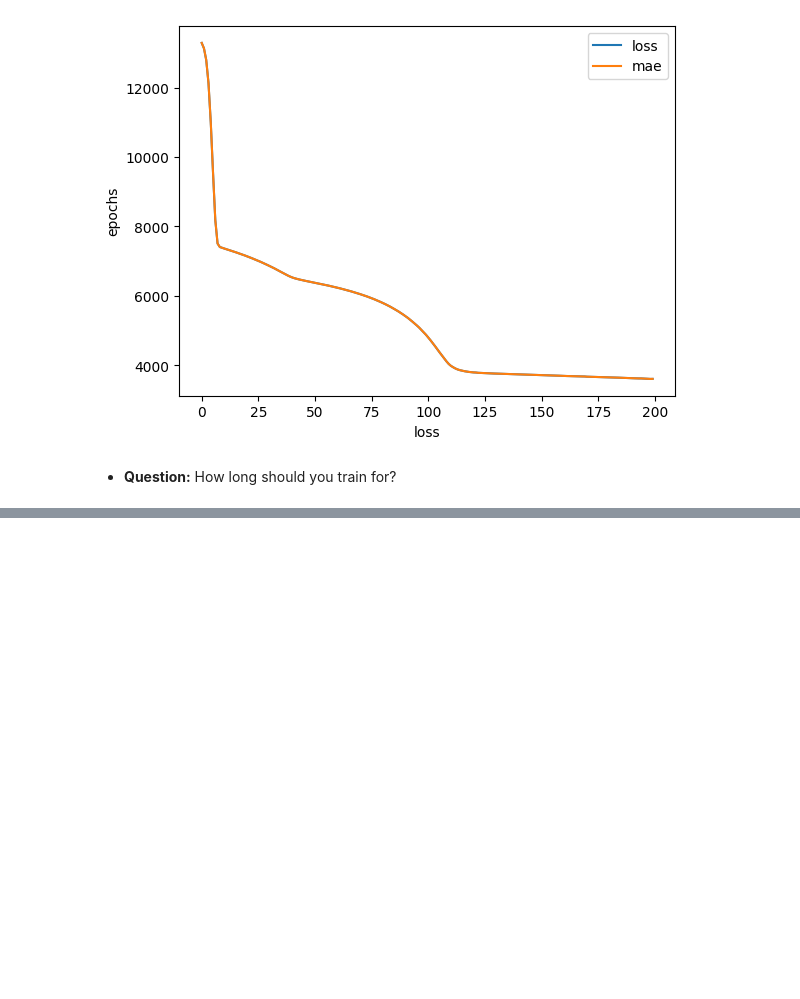
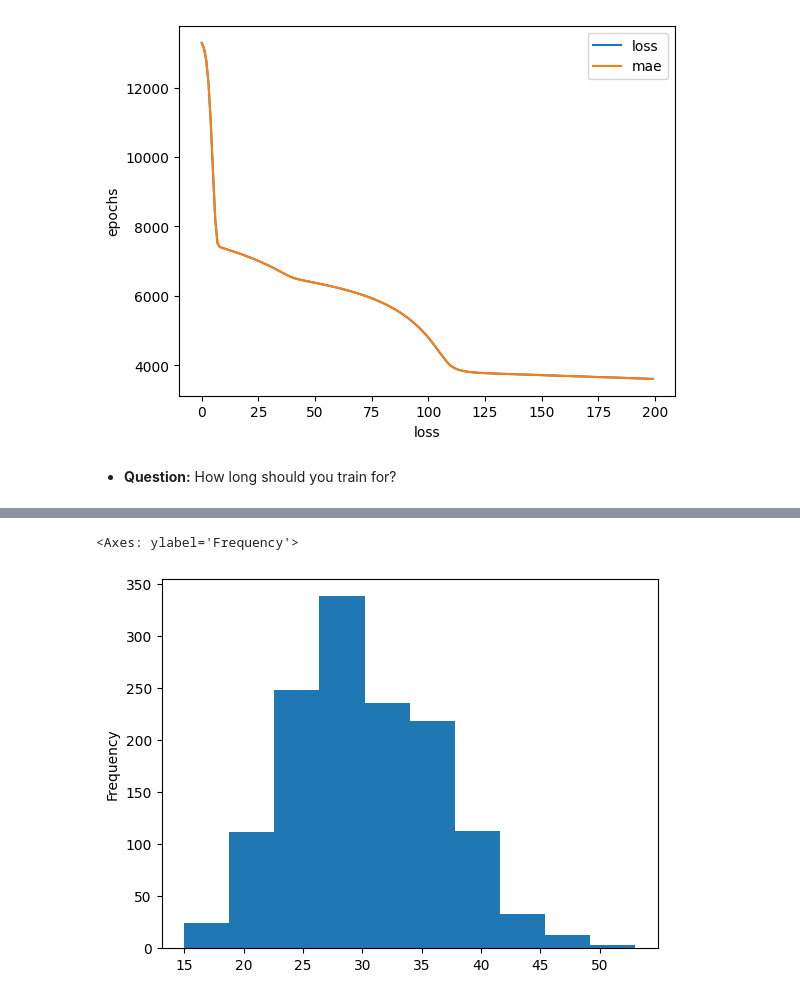
Before and after one commit to nushuhu51-ux/TENSORFLOW-FULL-COURSE-FOR-DEEP-LEARNING, a Jupyter notebook: 01_neural_network_regression_with_tensorflow_part_2.ipynb, the cells around one changed output, grey strips where cells are left out. Drawn from its saved outputs; the diff is of its cells as text; code cells hidden in the pictures; blank space fills up the shorter version.

```diff
--- a/01_neural_network_regression_with_tensorflow_part_2.ipynb
+++ b/01_neural_network_regression_with_tensorflow_part_2.ipynb
@@ -1225,0 +1259,5 @@ Text(0, 0.5, 'epochs')
+# %%
+x["bmi"].plot(kind="hist")
+# %% [output]
+<Axes: ylabel='Frequency'>
+[figure, added]
```
Also changed, not shown: parts of 4 cells of this notebook.
